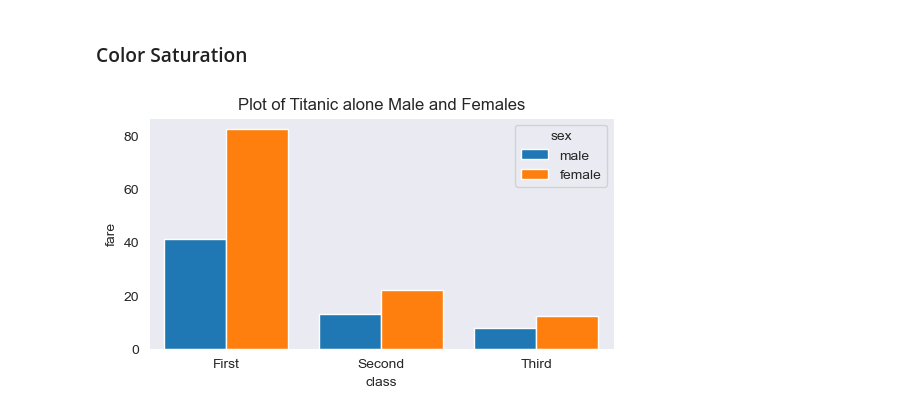
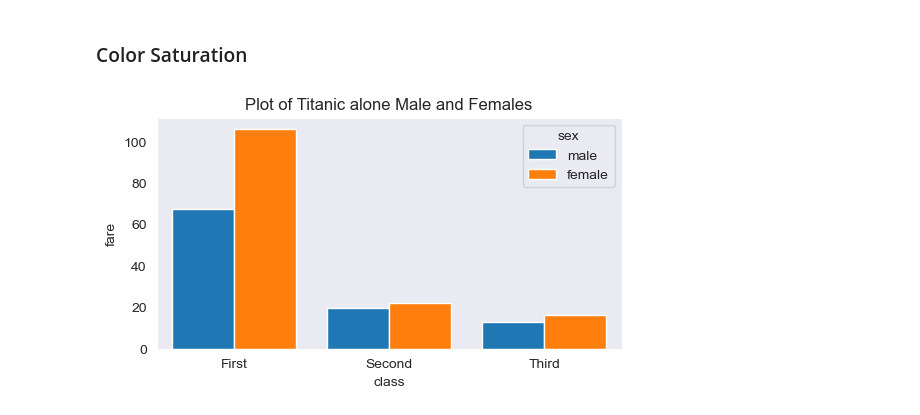
Before and after one commit to M-Aaqib-Arshad/Jupyter-notebook, a Jupyter notebook: Data Visualization/02_BarPlot.ipynb, the cells around one changed output. Saved outputs shown, nothing was run; the diff lists cells and outputs as text; code cells hidden in the pictures.

```diff
--- a/Data Visualization/02_BarPlot.ipynb
+++ b/Data Visualization/02_BarPlot.ipynb
@@ -220,21 +241,21 @@ plt.show()
 # %%
 # Import Libraries
 import seaborn as sns
 import numpy
 import matplotlib.pyplot as plt
 # sns.set_style(style=None,rc=None)
 
 # Load dataset
 ship = sns.load_dataset('titanic')
 ship
 # Change figure
 plt.figure(figsize=(6,3))
 
 #draw a line plot
 sns.barplot(x="class",y="fare",hue="sex",data=ship,ci=None,
-            estimator= median,saturation=1)
+                 estimator=lambda x: x.mean(),saturation=1)
 plt.title("Plot of Titanic alone Male and Females")
 # sns.set_style("dark")
 plt.show()
 # %% [output]
-[figure, old version]
+[figure, new version]
```
Also changed, not shown: parts of 5 cells of this notebook, 5 other files.
